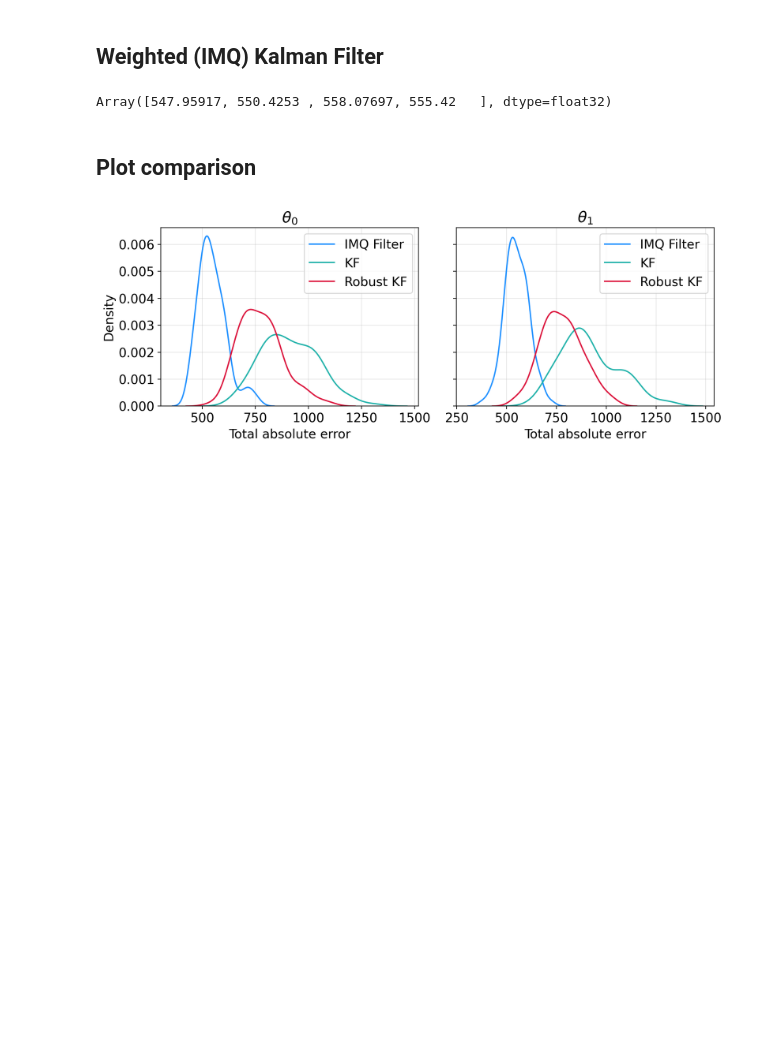
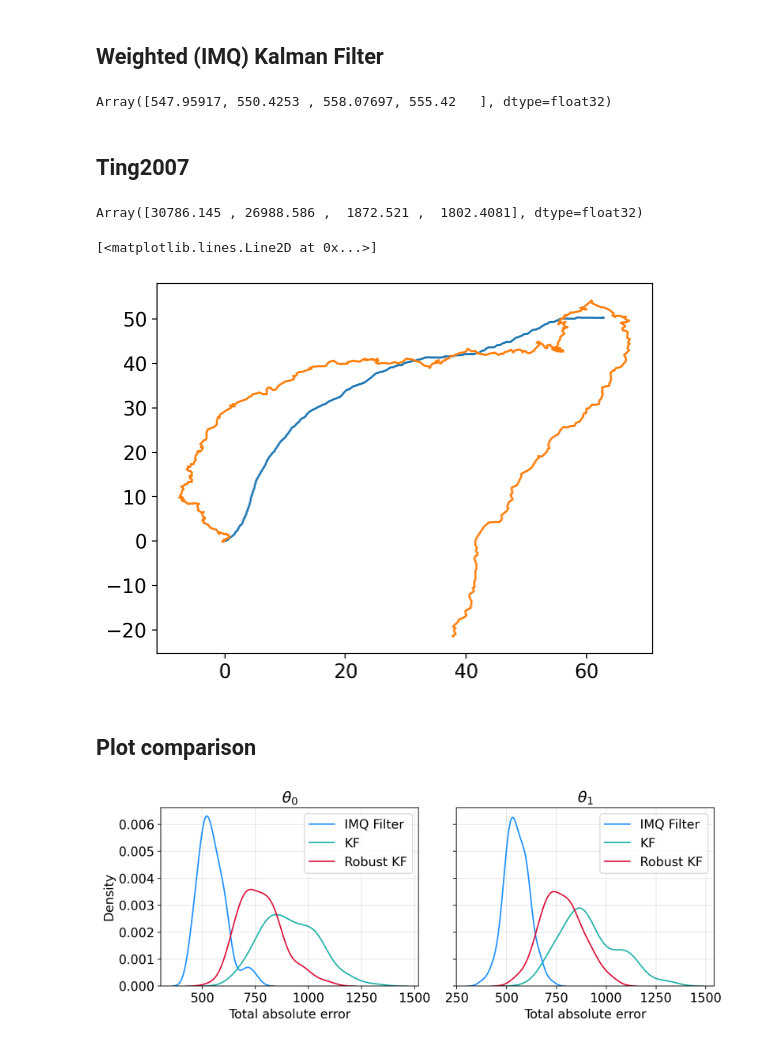
Before and after one commit to gerdm/weighted-likelihood-filter, a Jupyter notebook: experiments/2d-tracking-outlier-covariance.ipynb, the cells around one changed output. Cells and saved outputs as stored; diff of their text form; code cells hidden in the pictures; blank space fills up the shorter version.

```diff
--- a/experiments/2d-tracking-outlier-covariance.ipynb
+++ b/experiments/2d-tracking-outlier-covariance.ipynb
@@ -149,6 +147,48 @@ diff_imq = jnp.abs(hist_bel_imq_runs - datasets["latent"])
 diff_imq.sum(axis=1).mean(axis=0)
 # %% [output]
 Array([547.95917, 550.4253 , 558.07697, 555.42   ], dtype=float32)
+# %% [markdown]
+## Ting2007
+# %%
+agent_ting = rkf.WeightedObsCovFilter(
+    transition_matrix=dgen.transition_matrix,
+    dynamics_covariance=dgen.dynamics_covariance,
+    observation_covariance=dgen.observation_covariance,
+    prior_shape=1/2 + 20,
+    prior_rate=1.0 + 20,
+    n_inner=5,
+    n_samples=10
+)
+
+
+projection_init = jnp.eye(4)[:2]
+
+init_bel = agent_ting.init_bel(
+    initial_mean,
+    covariance=1.0,
+)
+vscan = jax.vmap(
+    partial(agent_ting.scan, callback_fn=callbacks.get_updated_mean),
+    in_axes=(None, 0, None)
+)
+bel_ting, hist_bel_ting_runs = vscan(
+    init_bel, yv, dgen.projection_matrix
+)
+# %%
+diff_ting = jnp.abs(hist_bel_ting_runs - datasets["latent"])
+diff_ting.sum(axis=1).mean(axis=0)
+# %% [output]
+Array([30786.145 , 26988.586 ,  1872.521 ,  1802.4081], dtype=float32)
+# %%
+i = 1
+ting_i = hist_bel_ting_runs[i, :, :2].T
+latent_i = datasets["latent"][i, :, :2].T
+
+plt.plot(*ting_i, label="Ting")
+plt.plot(*latent_i, label="Latent")
+# %% [output]
+[<matplotlib.lines.Line2D at 0x...>]
+[figure, added]
 # %% [markdown]
 ## Plot comparison
 # %%
```
Also changed, not shown: parts of 4 cells of this notebook, 1 other file.
